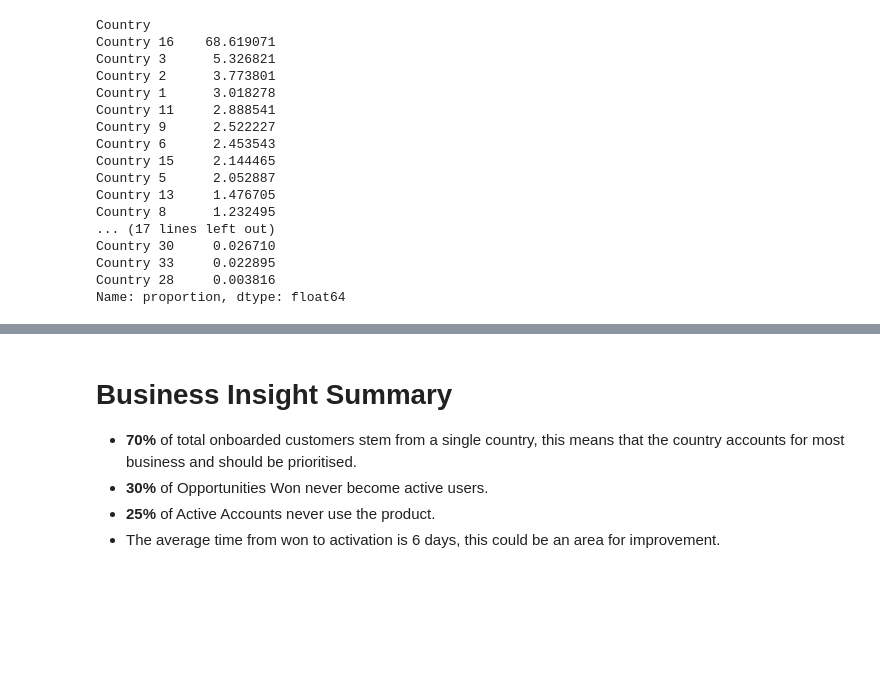
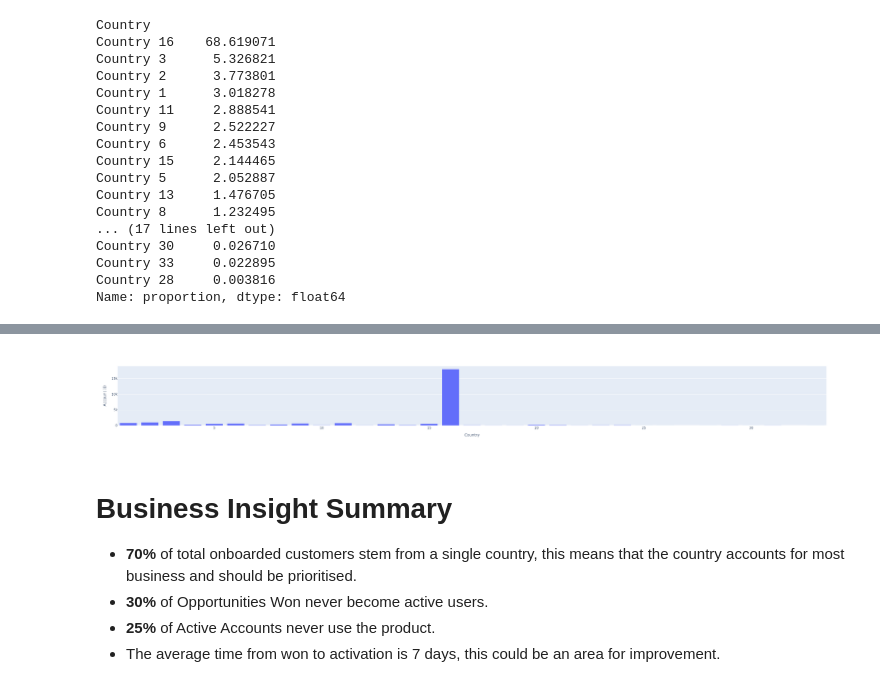
Before and after one commit to L-Fandangle042/business_insight_analysis, a Jupyter notebook: Exploration.ipynb, the cells around one changed output, grey strips where cells are left out. Cells and saved outputs as stored; diff of their text form; code cells hidden in the pictures; blank space fills up the shorter version.

```diff
--- a/Exploration.ipynb
+++ b/Exploration.ipynb
@@ -250,0 +259,3 @@ So we can see that country 16 makes up nearly 70% of the total activated custome
+# %%
+active_df["Country"] = active_df["Country"].replace("Country ", "", regex=True)
+active_df["Country"] = active_df["Country"].astype(int)
@@ -251,7 +274,11 @@ So we can see that country 16 makes up nearly 70% of the total activated custome
+# %%
+px.bar(active_df.groupby("Country").nunique().reset_index(), x='Country', y='Account ID')
+# %% [output]
+[figure, added]
 # %% [markdown]
 # Business Insight Summary
 
 - __70%__ of total onboarded customers stem from a single country, this means that the country accounts for most business and should be prioritised.
 - __30%__ of Opportunities Won never become active users.
 - __25%__ of Active Accounts never use the product.
-- The average time from won to activation is 6 days, this could be an area for improvement.
+- The average time from won to activation is 7 days, this could be an area for improvement.
```
Also changed, not shown: parts of 4 cells of this notebook.
